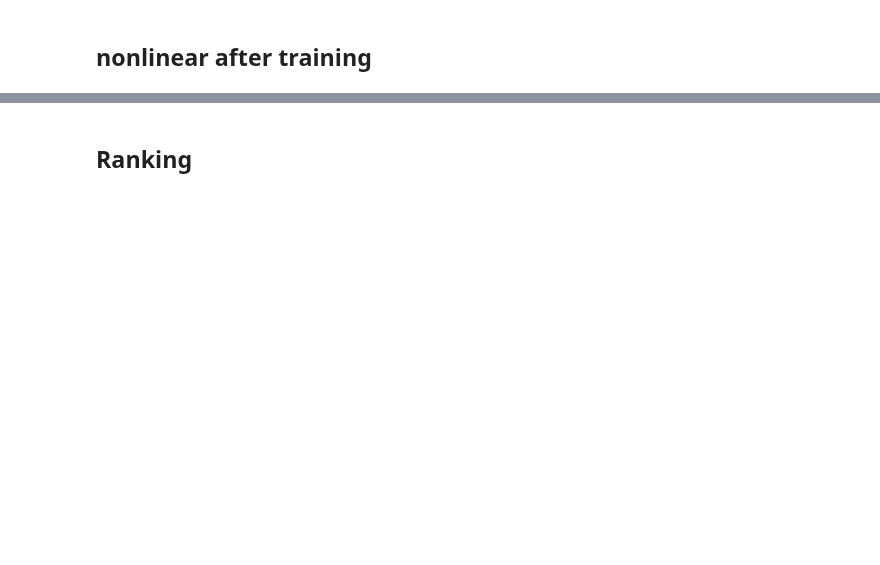
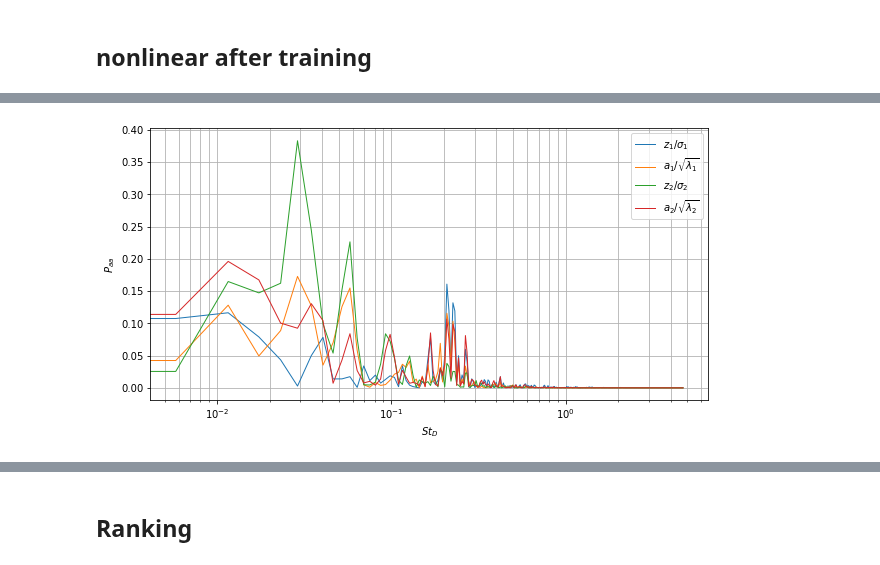
Before and after one commit to MagriLab/MD-CNN-AE, a Jupyter notebook: experiment.ipynb, the cells around one changed output, grey strips where cells are left out. Drawn from its saved outputs; the diff is of its cells as text; code cells hidden in the pictures; blank space fills up the shorter version.

```diff
--- a/experiment.ipynb
+++ b/experiment.ipynb
@@ -613,0 +547,17 @@ plt.show()
+# %%
+## get psd of latent variables
+from matplotlib import mlab
+plt.figure(figsize=(10,5))
+for which_a in range(latent_dim):
+    pxx, freqs = mlab.psd(latent_train_3[:,which_a]/(np.var(latent_train_3[:,which_a])**0.5),Fs=f_piv,NFFT=Ntrain)
+    st = ((D/1000)/U_inf)*freqs
+    plt.semilogx(st,pxx,label="$z_{%i}/\sigma_{%i}$"%(which_a+1,which_a+1),linewidth=1)
+    pxx, freqs = mlab.psd(A_data[:,which_a]/(lam_data[which_a]**0.5),Fs=f_piv,NFFT=Ntrain)
+    plt.semilogx(st,pxx,label="$a_{%i}/\sqrt{\lambda_{%i}}$"%(which_a+1,which_a+1),linewidth=1)
+plt.xlabel("$St_D$")
+plt.ylabel("$P_{aa}$")
+plt.grid(which='both')
+plt.legend()
+plt.show()
+# %% [output]
+[figure, added]
```
Also changed, not shown: parts of 33 cells of this notebook, 1 other file.
